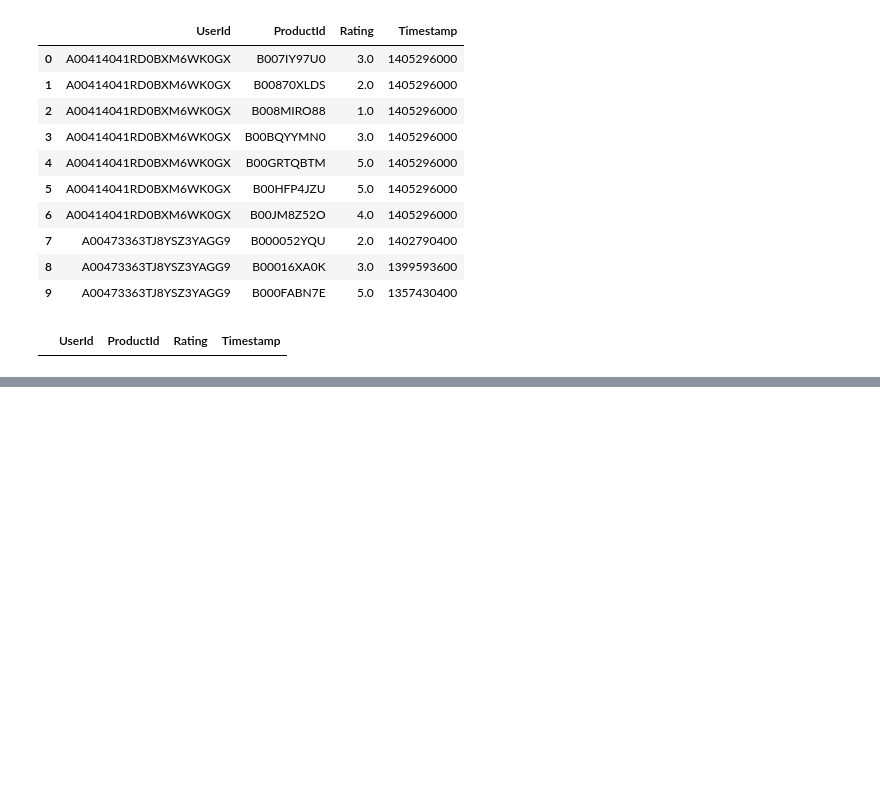
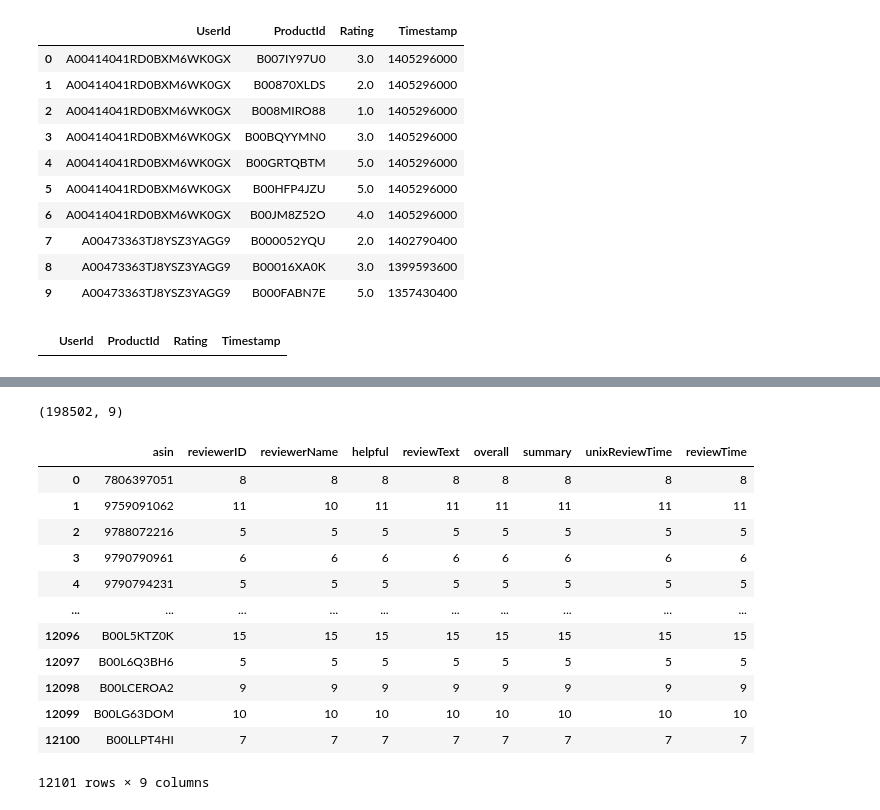
Before and after one commit to kronze1996/Product-Recommendation-Engine, a Jupyter notebook: Kartikey_Sharma_Product_Recommendation_Engine_Capstone_Project_4.ipynb, the cells around one changed output, grey strips where cells are left out. Saved outputs shown, nothing was run; the diff lists cells and outputs as text; code cells hidden in the pictures; blank space fills up the shorter version.

```diff
--- a/Kartikey_Sharma_Product_Recommendation_Engine_Capstone_Project_4.ipynb
+++ b/Kartikey_Sharma_Product_Recommendation_Engine_Capstone_Project_4.ipynb
@@ -388,0 +323,21 @@ NameError: ignored
+# %%
+review_df.shape
+# %% [output]
+(198502, 9)
+# %%
+count = review_df.groupby("asin", as_index=False).count()
+count
+# %% [output]
+|  | asin | reviewerID | reviewerName | helpful | reviewText | overall | summary | unixReviewTime | reviewTime |
+| 0 | 7806397051 | 8 | 8 | 8 | 8 | 8 | 8 | 8 | 8 |
+| 1 | 9759091062 | 11 | 10 | 11 | 11 | 11 | 11 | 11 | 11 |
+| 2 | 9788072216 | 5 | 5 | 5 | 5 | 5 | 5 | 5 | 5 |
+| 3 | 9790790961 | 6 | 6 | 6 | 6 | 6 | 6 | 6 | 6 |
+| 4 | 9790794231 | 5 | 5 | 5 | 5 | 5 | 5 | 5 | 5 |
+| ... | ... | ... | ... | ... | ... | ... | ... | ... | ... |
+| 12096 | B00L5KTZ0K | 15 | 15 | 15 | 15 | 15 | 15 | 15 | 15 |
+| 12097 | B00L6Q3BH6 | 5 | 5 | 5 | 5 | 5 | 5 | 5 | 5 |
+| 12098 | B00LCEROA2 | 9 | 9 | 9 | 9 | 9 | 9 | 9 | 9 |
+| 12099 | B00LG63DOM | 10 | 10 | 10 | 10 | 10 | 10 | 10 | 10 |
+| 12100 | B00LLPT4HI | 7 | 7 | 7 | 7 | 7 | 7 | 7 | 7 |
+12101 rows × 9 columns
```
Also changed, not shown: parts of 58 cells of this notebook.
